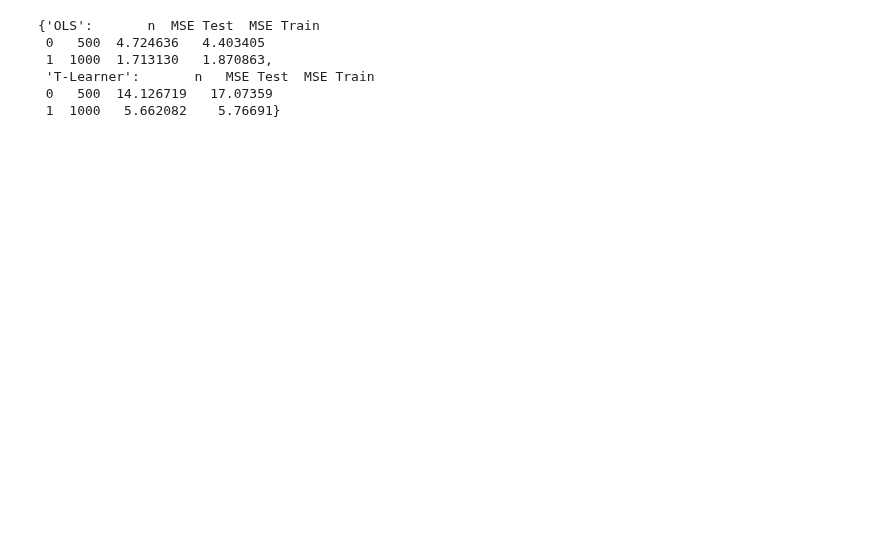
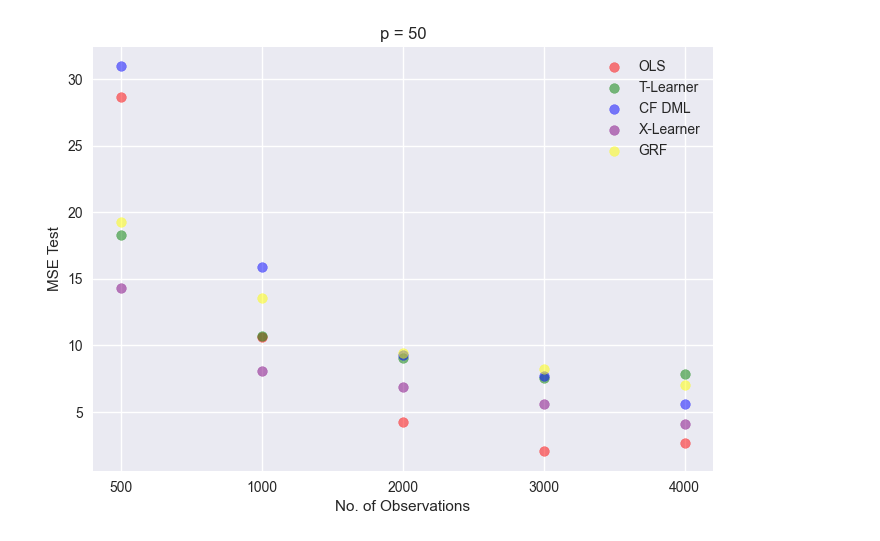
Before and after one commit to Jackbonkins/Heter_effects, a Jupyter notebook: Low_correlation_MSE_analysis.ipynb, the cells around one changed output. Cells and saved outputs as stored; diff of their text form; code cells hidden in the pictures; blank space fills up the shorter version.

```diff
--- a/Low_correlation_MSE_analysis.ipynb
+++ b/Low_correlation_MSE_analysis.ipynb
@@ -6,17 +7,22 @@ from tqdm import tqdm
 # %%
+p_list = [20, 30, 40, 50]
+n_list=[500, 1000, 2000, 3000, 4000]
+
+
 p_dict= {}
 estimator_list = ['OLS', 'T-Learner', 'CF DML', 'X-Learner', 'GRF']
 
-for p in tqdm([20, 30, 40, 50]):
+for p in tqdm(p_list):
 
     estimator_dict = {}
 
     for estimator in estimator_list:
-
-            mse_simulation = mse.mse_analysis(p=p, mean_correlation=0.1, n_list=[500, 1000, 2000, 3000, 4000], estimator=estimator)
+            print(f'Current p is {p} and current estimator is {estimator}')
+            mse_simulation = mse.mse_analysis(p=p, mean_correlation=0.1, n_list=n_list, estimator=estimator)
             key_est = f'{estimator}'
             estimator_dict[key_est] = mse_simulation
 
+
     key_p = f'{p}'
     p_dict[key_p] = estimator_dict
 # %%
@@ -24,10 +30,3 @@ mse_20_features = p_dict['20']
 mse_30_features = p_dict['30']
 mse_40_features = p_dict['40']
 mse_50_features = p_dict['50']
-# %% [output]
-{'OLS':       n  MSE Test  MSE Train
- 0   500  4.724636   4.403405
- 1  1000  1.713130   1.870863,
- 'T-Learner':       n   MSE Test  MSE Train
- 0   500  14.126719   17.07359
- 1  1000   5.662082    5.76691}
@@ -55,0 +33,20 @@ for estimator in estimator_list:
+# %%
+def plot_mse_analysis_test(mse_dict: dict, p: int):
+    colors = enumerate(['red', 'green', 'blue', 'purple', 'yellow'])
+
+    for est, mse_df in mse_dict.items():
+        plt.style.use('seaborn-v0_8')
+        color = next(colors)
+        plt.scatter(mse_df['n'], mse_df['MSE Test'], alpha=0.5, color=color[1], label=est)
+
+    plt.xlabel('No. of Observations')
+    plt.ylabel('MSE Test')
+    plt.title(f'p = {p}')
+    plt.legend()
+
+    # Show the plot
+    plt.show()
+# %%
+plot_mse_analysis_test(mse_50_features, 50)
+# %% [output]
+[figure, added]
```
Also changed, not shown: parts of 6 cells of this notebook, 3 other files.
